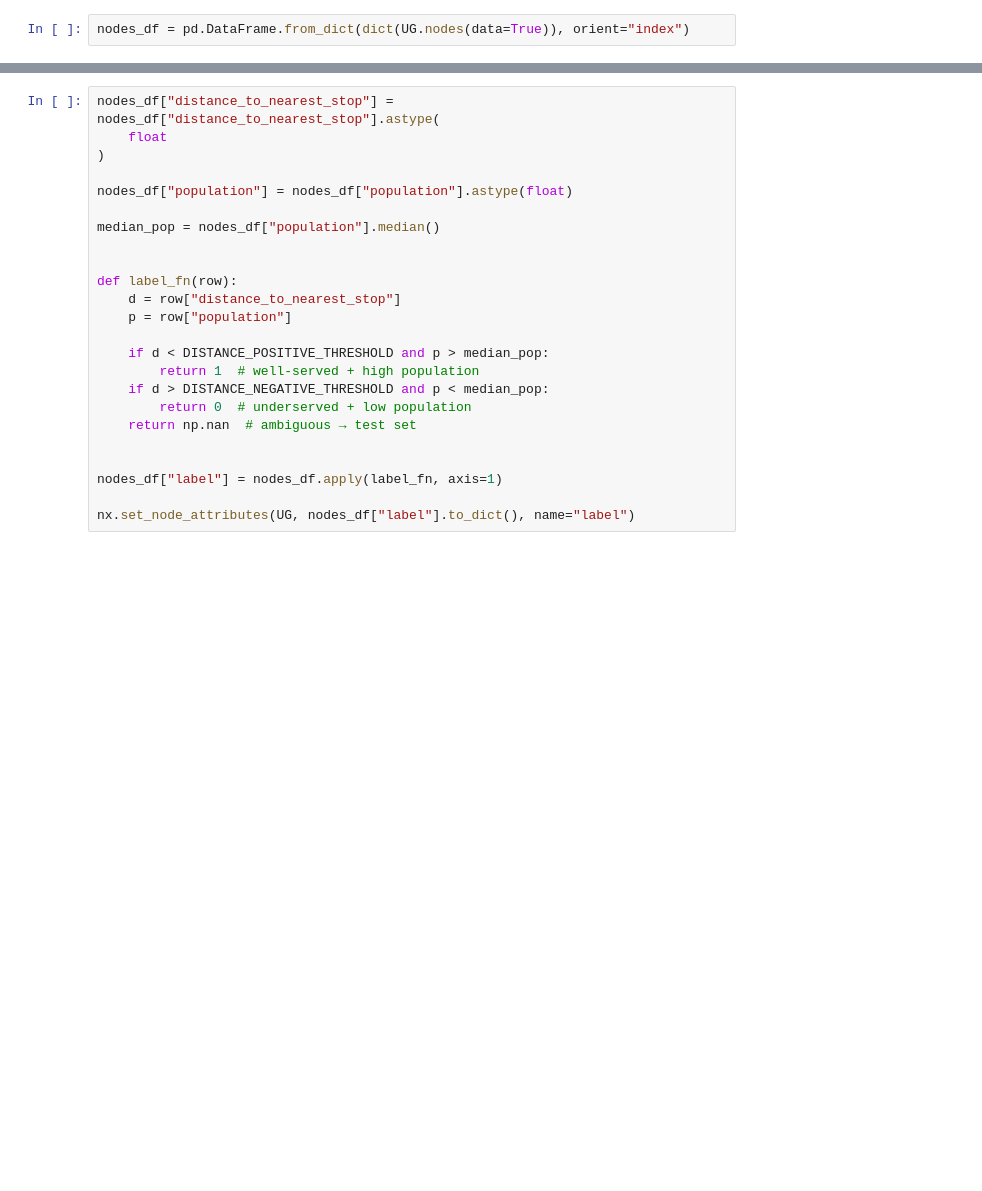
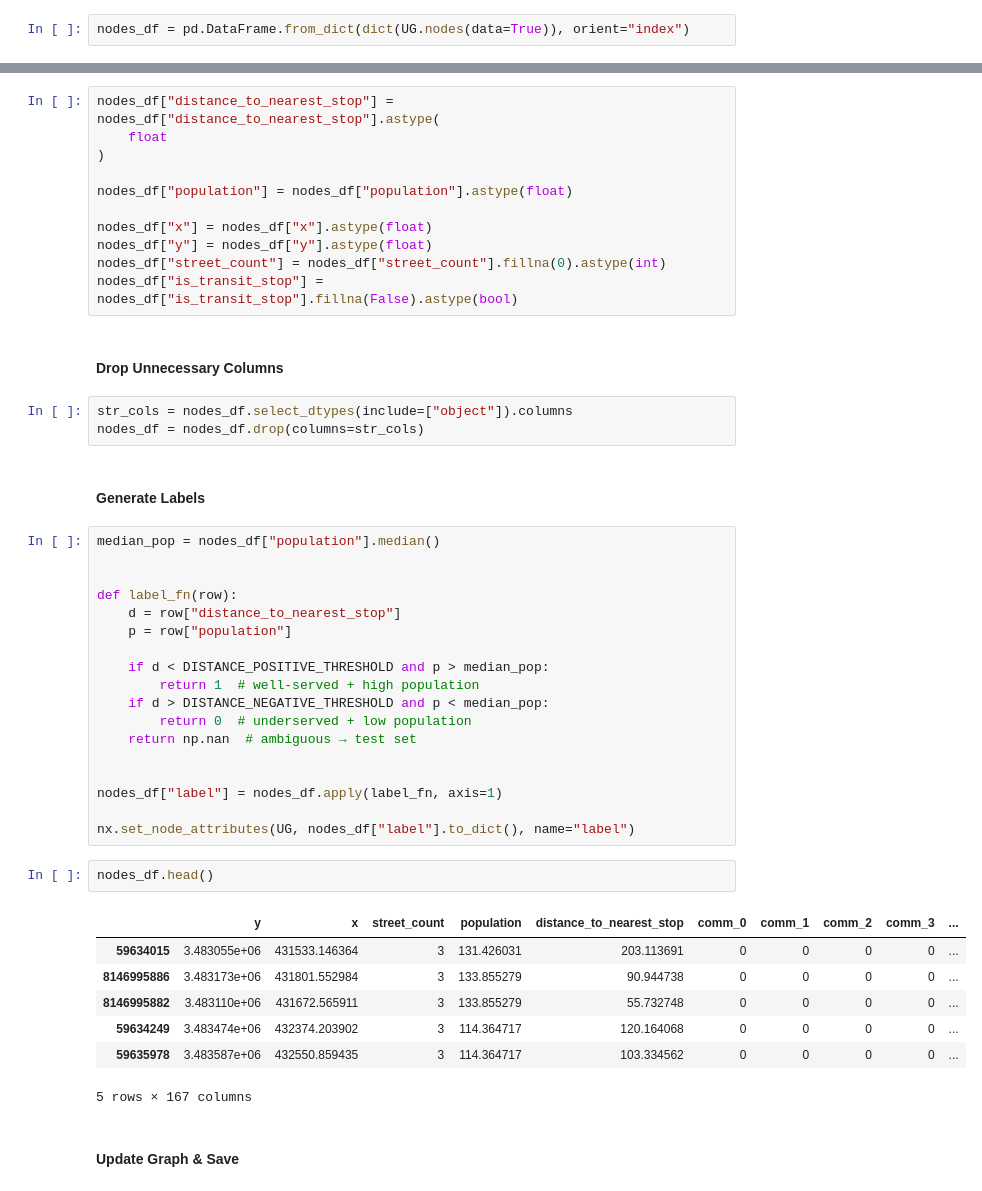
Before and after one commit to masroof-maindak/naqsha-e-safar, a Jupyter notebook: src/community-detection.ipynb, the cells around one changed output, grey strips where cells are left out. Drawn from its saved outputs; the diff is of its cells as text; blank space fills up the shorter version.

Commit message:
feat: graph feature management

```diff
--- a/src/community-detection.ipynb
+++ b/src/community-detection.ipynb
@@ -115,10 +121,22 @@ nodes_df = pd.DataFrame.from_dict(dict(UG.nodes(data=True)), orient="index")
+# %%
+nodes_df["distance_to_nearest_stop"] = nodes_df["distance_to_nearest_stop"].astype(
+    float
+)
+
+nodes_df["population"] = nodes_df["population"].astype(float)
+
+nodes_df["x"] = nodes_df["x"].astype(float)
+nodes_df["y"] = nodes_df["y"].astype(float)
+nodes_df["street_count"] = nodes_df["street_count"].fillna(0).astype(int)
+nodes_df["is_transit_stop"] = nodes_df["is_transit_stop"].fillna(False).astype(bool)
+# %% [markdown]
+#### Drop Unnecessary Columns
+# %%
+str_cols = nodes_df.select_dtypes(include=["object"]).columns
+nodes_df = nodes_df.drop(columns=str_cols)
+# %% [markdown]
+#### Generate Labels
 # %%
-nodes_df["distance_to_nearest_stop"] = nodes_df["distance_to_nearest_stop"].astype(
-    float
-)
-
-nodes_df["population"] = nodes_df["population"].astype(float)
-
 median_pop = nodes_df["population"].median()
 
 
@@ -136,5 +154,17 @@ def label_fn(row):
 nodes_df["label"] = nodes_df.apply(label_fn, axis=1)
 
 nx.set_node_attributes(UG, nodes_df["label"].to_dict(), name="label")
+# %%
+nodes_df.head()
+# %% [output]
+|  | y | x | street_count | population | distance_to_nearest_stop | comm_0 | comm_1 | comm_2 | comm_3 | ... |
+| 59634015 | 3.483055e+06 | 431533.146364 | 3 | 131.426031 | 203.113691 | 0 | 0 | 0 | 0 | ... |
+| 8146995886 | 3.483173e+06 | 431801.552984 | 3 | 133.855279 | 90.944738 | 0 | 0 | 0 | 0 | ... |
+| 8146995882 | 3.483110e+06 | 431672.565911 | 3 | 133.855279 | 55.732748 | 0 | 0 | 0 | 0 | ... |
+| 59634249 | 3.483474e+06 | 432374.203902 | 3 | 114.364717 | 120.164068 | 0 | 0 | 0 | 0 | ... |
+| 59635978 | 3.483587e+06 | 432550.859435 | 3 | 114.364717 | 103.334562 | 0 | 0 | 0 | 0 | ... |
+5 rows × 167 columns
+# %% [markdown]
+#### Update Graph & Save
 # %%
 if not os.path.exists(FINAL_GRAPH_PATH):
```
Also changed, not shown: parts of 9 cells of this notebook.
